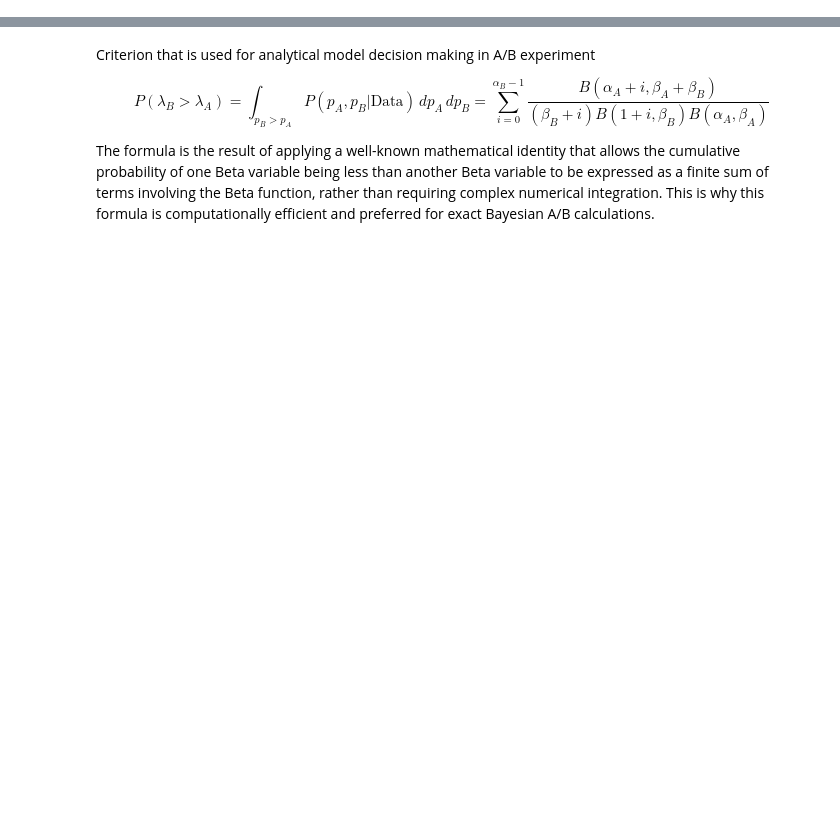
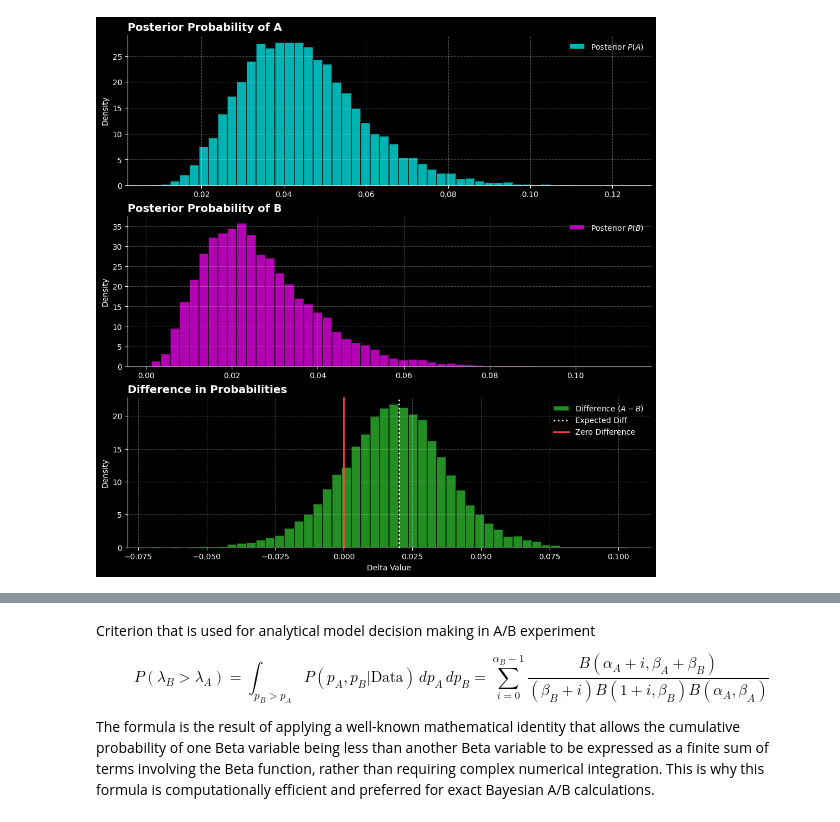
Before and after one commit to NPodlozhniy/npodlozhniy.github.io, a Jupyter notebook: content/posts/bayesian-test/BayesianAB.ipynb, the cells around one changed output, grey strips where cells are left out. Drawn from its saved outputs; the diff is of its cells as text; code cells hidden in the pictures; blank space fills up the shorter version.

```diff
--- a/content/posts/bayesian-test/BayesianAB.ipynb
+++ b/content/posts/bayesian-test/BayesianAB.ipynb
@@ -256,0 +125,71 @@ What makes it an easy computation: p is from [0.76160, 1.0] and it fully coincid
+# %%
+#| label: fig-bayesian-plot-1
+#| fig-cap: "Posterior distributions for the conversion rates of variants A and B"
+
+# --- Setup Dark Mode ---
+plt.style.use('dark_background')
+
+# Ensure texts are white (sometimes needed depending on Jupyter setup)
+plt.rcParams.update({
+    "text.color": "white",
+    "axes.labelcolor": "white",
+    "xtick.color": "white",
+    "ytick.color": "white"
+})
+
+fig, axes = plt.subplots(3, 1, figsize=(10, 10), constrained_layout=True)
+
+# Neon colors for pop against dark background
+colors = ['#00FFFF', '#FF00FF', '#32CD32'] # Cyan, Magenta, Lime
+
+# --- Plot 1: Posterior P(A) ---
+ax = axes[0]
+data_a = idata.posterior['A_prior'].values.ravel()
+ax.hist(data_a, bins=50, density=True, color=colors[0], alpha=0.7,
+        edgecolor='black', linewidth=1.2, label="Posterior $P(A)$")
+ax.set_title("Posterior Probability of A", fontsize=14, loc='left', fontweight='bold')
+ax.legend(loc='upper right', frameon=False)
+ax.set_ylabel("Density")
+ax.spines['top'].set_visible(False)
+ax.spines['right'].set_visible(False)
+ax.grid(True, alpha=0.3, linestyle='--')
+
+# --- Plot 2: Posterior P(B) ---
+ax = axes[1]
+data_b = idata.posterior['B_prior'].values.ravel()
+ax.hist(data_b, bins=50, density=True, color=colors[1], alpha=0.7,
+        edgecolor='black', linewidth=1.2, label="Posterior $P(B)$")
+ax.set_title("Posterior Probability of B", fontsize=14, loc='left', fontweight='bold')
+ax.legend(loc='upper right', frameon=False)
+ax.set_ylabel("Density")
+ax.spines['top'].set_visible(False)
+ax.spines['right'].set_visible(False)
+ax.grid(True, alpha=0.3, linestyle='--')
+
+# --- Plot 3: Difference ---
+ax = axes[2]
+data_delta = idata.posterior['delta'].values.ravel()
+ax.hist(data_delta, bins=50, density=True, color=colors[2], alpha=0.7,
+        edgecolor='black', linewidth=1.2, label="Difference ($A - B$)")
+ax.set_title("Difference in Probabilities", fontsize=14, loc='left', fontweight='bold')
+ax.set_ylabel("Density")
+ax.set_xlabel("Delta Value")
+
+# Vertical Lines
+ax.axvline(a_default - b_default, color='white', linestyle=':', linewidth=2, label="Expected Diff")
+ax.axvline(0, color='#FF4444', linestyle='-', linewidth=2, label="Zero Difference")
+
+ax.legend(loc='upper right', frameon=False)
+ax.spines['top'].set_visible(False)
+ax.spines['right'].set_visible(False)
+ax.grid(True, alpha=0.3, linestyle='--')
+
+# --- Saving with Transparent Background ---
+
+# The magic argument is transparent=True + bbox_inches='tight' cuts off extra whitespace around the labels
+# plt.savefig('dark_bayes_plot_transparent.png', dpi=300, bbox_inches='tight', transparent=True)
+# to evaluate probability (idata.posterior['delta'].values > 0).mean()
+
+plt.show()
+# %% [output]
+[figure, added]
```
Also changed, not shown: parts of 119 cells of this notebook, 12 other files.
